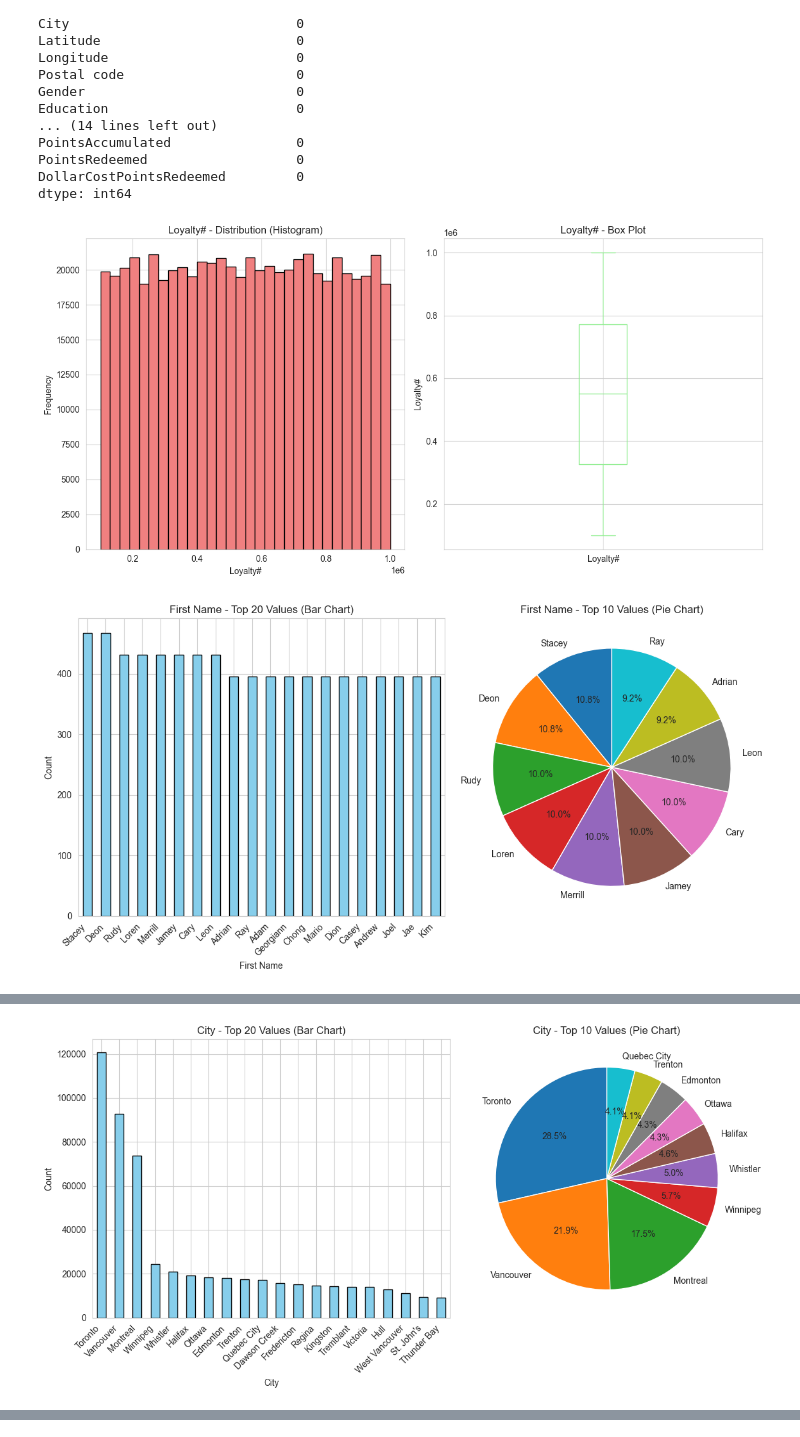
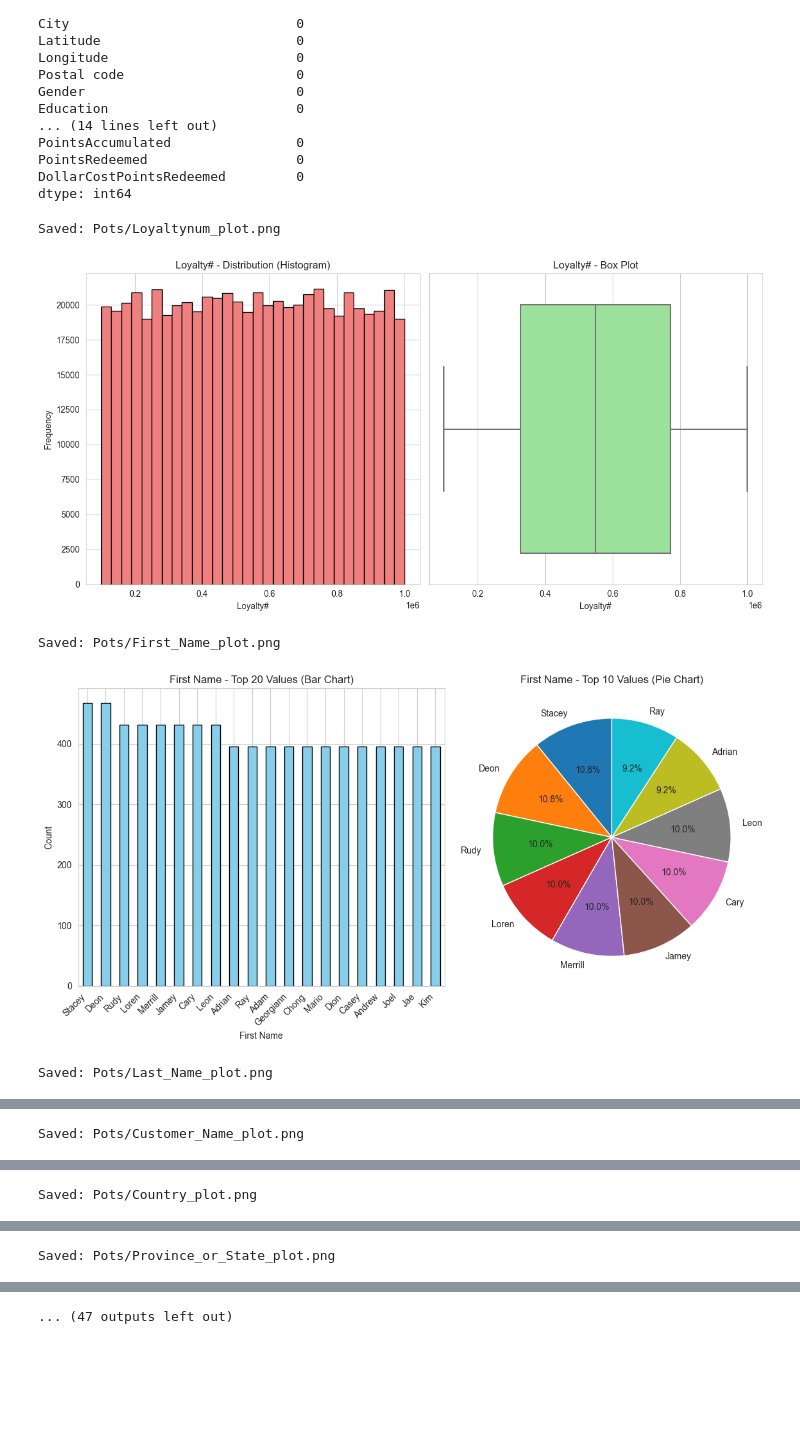
Before and after one commit to Port0goose/Data-Mining-Assignment, a Jupyter notebook: Data_Analysis.ipynb, the cells around one changed output, grey strips where cells are left out. Drawn from its saved outputs; the diff is of its cells as text; code cells hidden in the pictures; blank space fills up the shorter version.

Commit message:
Plots for all columns in the combined dataframe

```diff
--- a/Data_Analysis.ipynb
+++ b/Data_Analysis.ipynb
@@ -81,3 +83,11 @@ memory usage: 50.6+ MB
+# %%
+df_customer['EnrollmentDateOpening'] = pd.to_datetime(df_customer['EnrollmentDateOpening'], errors='coerce')
+df_customer['CancellationDate'] = pd.to_datetime(df_customer['CancellationDate'], errors='coerce')
+df_flights['YearMonthDate'] = pd.to_datetime(df_flights['YearMonthDate'], errors='coerce')
+
+# Round the float values to the nearest integer before converting to Int64
+df_flights['NumFlights'] = df_flights['NumFlights'].round().astype('Int64')
+df_flights['NumFlightsWithCompanions'] = df_flights['NumFlightsWithCompanions'].round().astype('Int64')
 # %%
 # Unique value counts for all object columns
 cat_summary = (df_customer.select_dtypes(include='object').nunique().sort_values(ascending=False).to_frame(name='Unique_Values'))
@@ -216,6 +258,11 @@ dtype: int64
 # %%
 import matplotlib.pyplot as plt
 import seaborn as sns
+import os
+
+# Create directory for plots if it doesn't exist
+output_dir = 'Pots'
+os.makedirs(output_dir, exist_ok=True)
 
 # Set the style for better-looking plots
 sns.set_style("whitegrid")
@@ -226,44 +273,63 @@ for column in df_inner_join.columns:
     plt.figure(figsize=(12, 6))
 
     # For categorical/object columns
     if df_inner_join[column].dtype == 'object' or df_inner_join[column].nunique() < 50:
         value_counts = df_inner_join[column].value_counts().head(20)
 
         # Bar plot
         plt.subplot(1, 2, 1)
         value_counts.plot(kind='bar', color='skyblue', edgecolor='black')
         plt.title(f'{column} - Top 20 Values (Bar Chart)')
         plt.xlabel(column)
         plt.ylabel('Count')
         plt.xticks(rotation=45, ha='right')
         plt.tight_layout()
 
         # Pie chart for top 10
         plt.subplot(1, 2, 2)
         value_counts.head(10).plot(kind='pie', autopct='%1.1f%%', startangle=90)
         plt.title(f'{column} - Top 10 Values (Pie Chart)')
         plt.ylabel('')
 
     # For numerical columns
     else:
+        # Histogram for numerical columns
         plt.subplot(1, 2, 1)
-        df_inner_join[column].hist(bins=30, color='lightcoral', edgecolor='black')
-        plt.title(f'{column} - Distribution (Histogram)')
-        plt.xlabel(column)
-        plt.ylabel('Frequency')
+        if pd.api.types.is_numeric_dtype(df_inner_join[column]):
+            df_inner_join[column].hist(bins=30, color='lightcoral', edgecolor='black')
+            plt.title(f'{column} - Distribution (Histogram)')
+            plt.xlabel(column)
+            plt.ylabel('Frequency')
 
+        # Box plot for numerical columns
         plt.subplot(1, 2, 2)
-        df_inner_join[column].plot(kind='box', color='lightgreen')
-        plt.title(f'{column} - Box Plot')
-        plt.ylabel(column)
+        if pd.api.types.is_numeric_dtype(df_inner_join[column]):
+            sns.boxplot(x=df_inner_join[column], color='lightgreen')
+            plt.title(f'{column} - Box Plot')
+            plt.xlabel(column)
 
     plt.tight_layout()
+
+    # Save the plot with a clean filename
+    clean_column_name = column.replace(' ', '_').replace('#', 'num').replace('/', '_')
+    filename = f'{output_dir}/{clean_column_name}_plot.png'
+    plt.savefig(filename, dpi=300, bbox_inches='tight')
+    print(f"Saved: {filename}")
+
     plt.show()
+    plt.close()  # Close the figure to free memory
+
+print(f"\nAll plots saved to '{output_dir}/' directory")
 # %% [output]
+Saved: Pots/Loyaltynum_plot.png
-[figure, old version]
+[figure, new version]
+Saved: Pots/First_Name_plot.png
 [figure]
+Saved: Pots/Last_Name_plot.png
 [figure]
+Saved: Pots/Customer_Name_plot.png
 [figure]
+Saved: Pots/Country_plot.png
 [figure]
+Saved: Pots/Province_or_State_plot.png
 [figure]
-[figure, removed]
@@ -275,0 +336 @@ for column in df_inner_join.columns:
+... (47 outputs left out)
```
Also changed, not shown: parts of 12 cells of this notebook, 30 other files.
